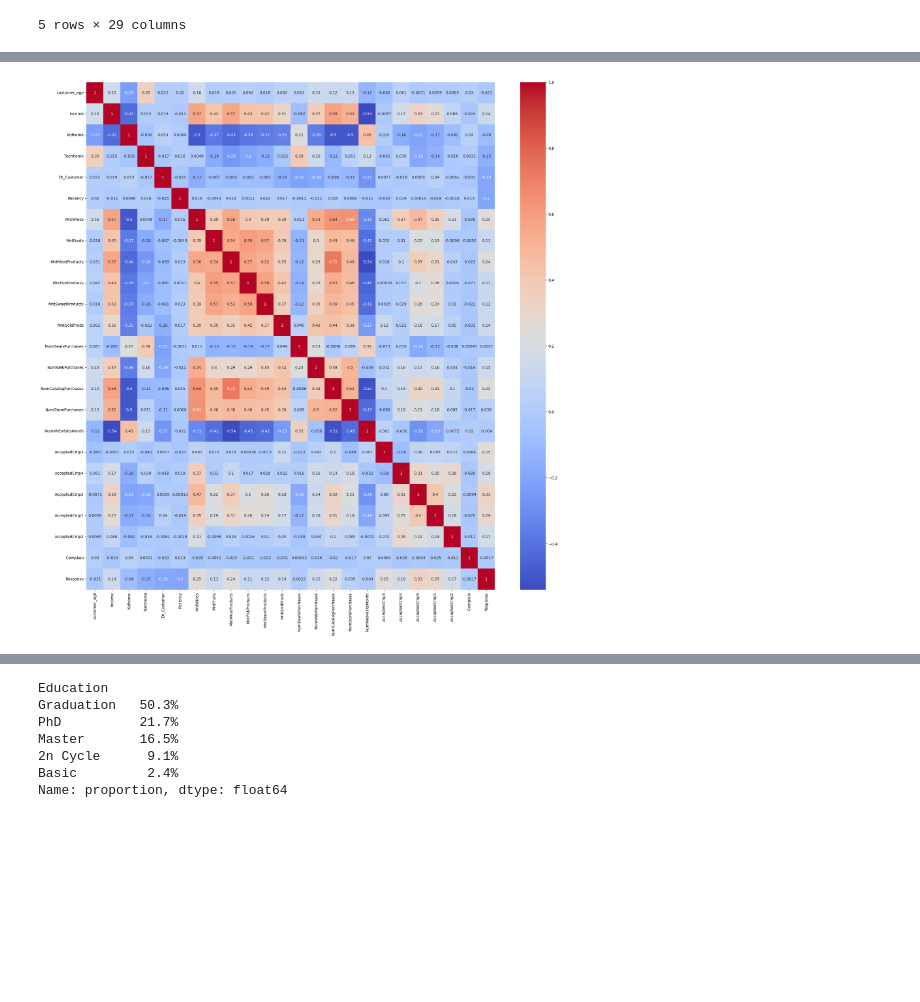
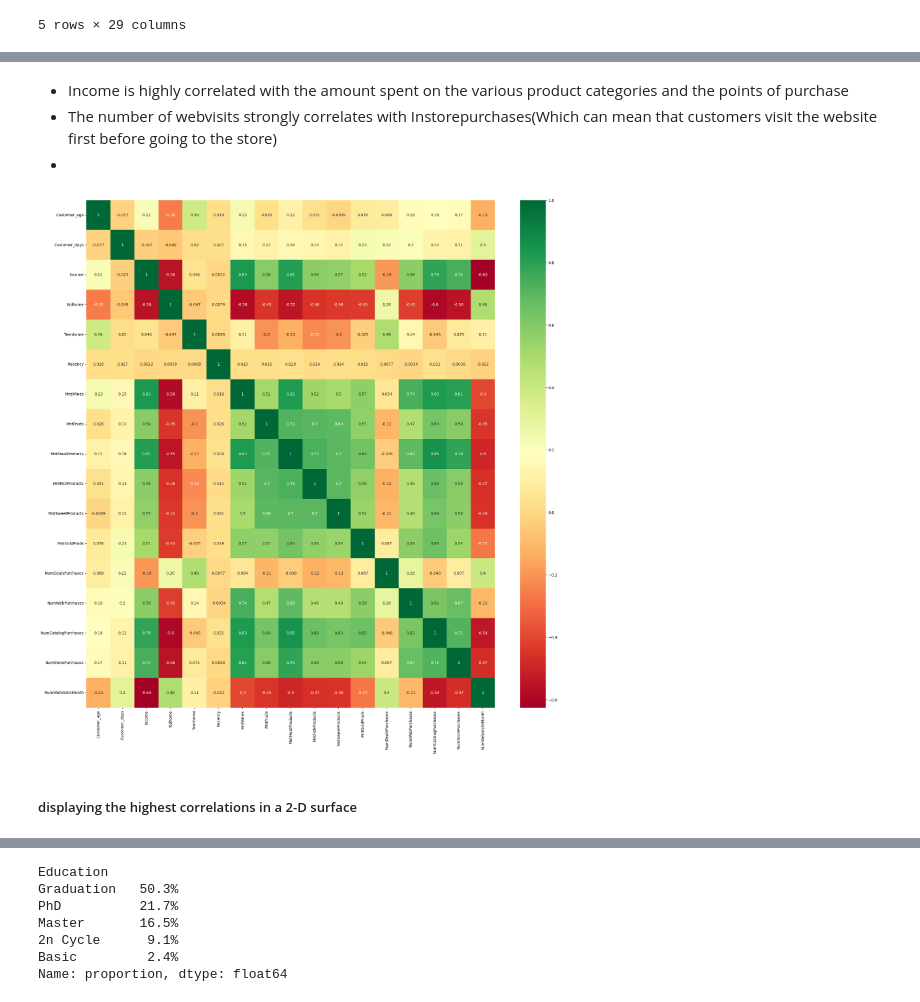
Before and after one commit to Morris-mk/IFood_Marketing-data-Analysis-segmentation-and-classification, a Jupyter notebook: marketing_customer_analysis.ipynb, the cells around one changed output, grey strips where cells are left out. Cells and saved outputs as stored; diff of their text form; code cells hidden in the pictures; blank space fills up the shorter version.

```diff
--- a/marketing_customer_analysis.ipynb
+++ b/marketing_customer_analysis.ipynb
@@ -84,10 +85,15 @@ shape:
 | 4 | 5324 | 1981 | PhD | Married | 58293.0 | 1 | 0 | 2014-01-19 | 94 | ... |
 5 rows × 29 columns
 # %%
-# calculate new col for customer age at 2020
-df['customer_age'] = 2020 - df.Year_Birth
+# calculate new col for customer age at 2020 because the data was collected in 2020
+df['Customer_age'] = 2020 - df.Year_Birth
 
-# drop Year_Birth column
-df.drop('Year_Birth', axis=1, inplace=True)
+# calculate customer enrollment by days using the Dt_customer column
+current_day = pd.to_datetime('now')
+time_diff = current_day - df['Dt_Customer']
+df['Customer_days'] = time_diff.dt.days
+
+# drop Year_Birth and Dt_customer columns
+df.drop(columns=['Year_Birth','Dt_Customer'], inplace=True)
 df.head()
 # %% [output]
@@ -152,0 +172,12 @@ plot_boxplots(df)
+# %%
+# remove outliers in the income column
+q1 = df['Income'].quantile(0.25)
+q3 = df['Income'].quantile(0.75)
+iqr = q3 - q1
+lower_bound = q1 - 1.5*iqr
+upper_bound = q3 + 1.5*iqr
+
+df = df[(df.Income >= lower_bound) & (df.Income <= upper_bound) ]
+print('new df shape:\n', df.shape)
+sns.boxplot(data=df, x= 'Income')
+plt.show()
@@ -160,7 +194,10 @@ This is because they contain useful information
 df.drop(['Z_CostContact', 'Z_Revenue'], axis=1, inplace=True)
 
 # rearrange the columns
-start_cols= ['ID', 'customer_age']
-new_columns_order= start_cols + [col for col in df.columns if col not in start_cols]
+start_cols= ['ID', 'Customer_age','Customer_days' ]
+acceptance_cols = ['AcceptedCmp1', 'AcceptedCmp2','AcceptedCmp3', 'AcceptedCmp4','AcceptedCmp5','Complain', 'Response']
+cols_re = start_cols + acceptance_cols
+new_order  = start_cols + [col for col in df.columns if col not in cols_re ] + acceptance_cols
 
-df = df.reindex(columns=new_columns_order)
+df = df.reindex(columns=new_order)
+df.head()
@@ -217,8 +267,9 @@ plot_histograms(df, dist_cols)
 - bar plots with hue for marketing metrics cols
 - pivot charts, crosstabs
 # %%
-# correlation between num cols
-num_cols1 = [col for col in df.select_dtypes(exclude='category') if col not in 'ID' ]
-corr = df[num_cols1].corr()
-round(corr, 3)
+# correlation between num cols exluding binary columns
+exclude_cols = ['ID', 'AcceptedCmp1', 'AcceptedCmp2', 'AcceptedCmp3', 'AcceptedCmp4','AcceptedCmp5', 'Complain', 'Response']
+num_cols1 = [col for col in df.select_dtypes(exclude='category') if col not in exclude_cols ]
+corr = df[num_cols1].corr(method='spearman') # to capture non-linear relationships
+round(corr, 2)
 # %% [output]
@@ -243,6 +294,12 @@ round(corr, 3)
+# %% [markdown]
+- Income is highly correlated with the amount spent on the various product categories and the points of purchase
+- The number of webvisits strongly correlates with Instorepurchases(Which can mean that customers visit the website first before going to the store)
+-
 # %%
 plt.figure(figsize=(24, 24))
-sns.heatmap(data=corr, annot=True, cmap='coolwarm', square=False)
+sns.heatmap(data=corr, annot=True,cmap='RdYlGn') # RdYlGn coolwarm
 plt.show()
 # %% [output]
-[figure, old version]
+[figure, new version]
+# %% [markdown]
+##### displaying the highest correlations in a 2-D surface
```
Also changed, not shown: parts of 35 cells of this notebook, 1 other file.
